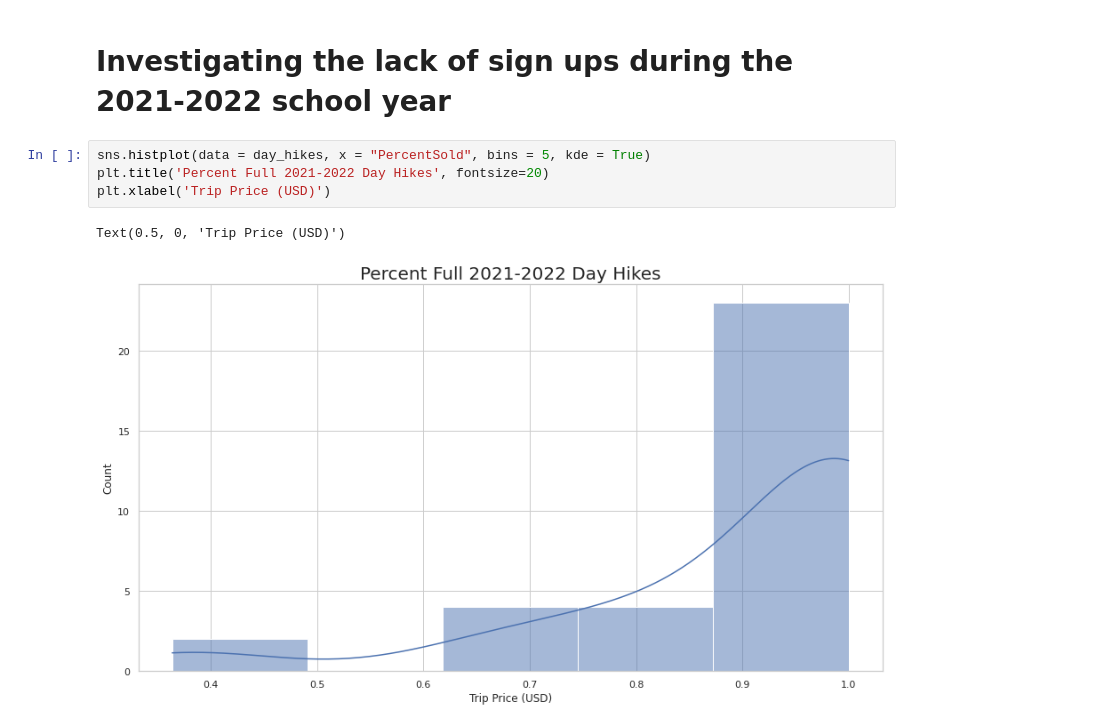
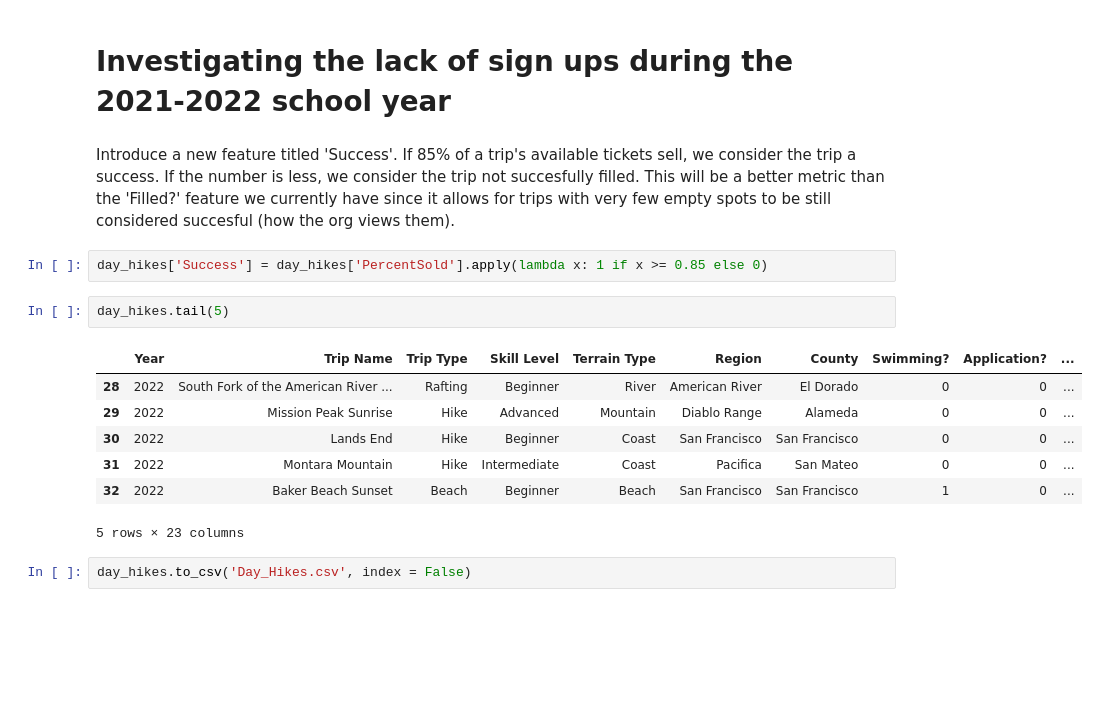
Before and after one commit to mnocerino23/Into-the-Wild, a Jupyter notebook: Day_Trips.ipynb, the cells around one changed output. Cells and saved outputs as stored; diff of their text form; blank space fills up the shorter version.

```diff
--- a/Day_Trips.ipynb
+++ b/Day_Trips.ipynb
@@ -185,9 +192,18 @@ ax = sns.violinplot(x=day_hikes["Price"])
 # %% [markdown]
 # Investigating the lack of sign ups during the 2021-2022 school year
-# %%
-sns.histplot(data = day_hikes, x = "PercentSold", bins = 5, kde = True)
-plt.title('Percent Full 2021-2022 Day Hikes', fontsize=20)
-plt.xlabel('Trip Price (USD)')
-# %% [output]
-Text(0.5, 0, 'Trip Price (USD)')
-[figure, removed]
+# %% [markdown]
+Introduce a new feature titled 'Success'. If 85% of a trip's available tickets sell, we consider the trip a success. If the number is less, we consider the trip not succesfully filled. This will be a better metric than the 'Filled?' feature we currently have since it allows for trips with very few empty spots to be still considered succesful (how the org views them).
+# %%
+day_hikes['Success'] = day_hikes['PercentSold'].apply(lambda x: 1 if x >= 0.85 else 0)
+# %%
+day_hikes.tail(5)
+# %% [output]
+|  | Year | Trip Name | Trip Type | Skill Level | Terrain Type | Region | County | Swimming? | Application? | ... |
+| 28 | 2022 | South Fork of the American River ... | Rafting | Beginner | River | American River | El Dorado | 0 | 0 | ... |
+| 29 | 2022 | Mission Peak Sunrise | Hike | Advanced | Mountain | Diablo Range | Alameda | 0 | 0 | ... |
+| 30 | 2022 | Lands End | Hike | Beginner | Coast | San Francisco | San Francisco | 0 | 0 | ... |
+| 31 | 2022 | Montara Mountain | Hike | Intermediate | Coast | Pacifica | San Mateo | 0 | 0 | ... |
+| 32 | 2022 | Baker Beach Sunset | Beach | Beginner | Beach | San Francisco | San Francisco | 1 | 0 | ... |
+5 rows × 23 columns
+# %%
+day_hikes.to_csv('Day_Hikes.csv', index = False)
```
Also changed, not shown: parts of 9 cells of this notebook.
